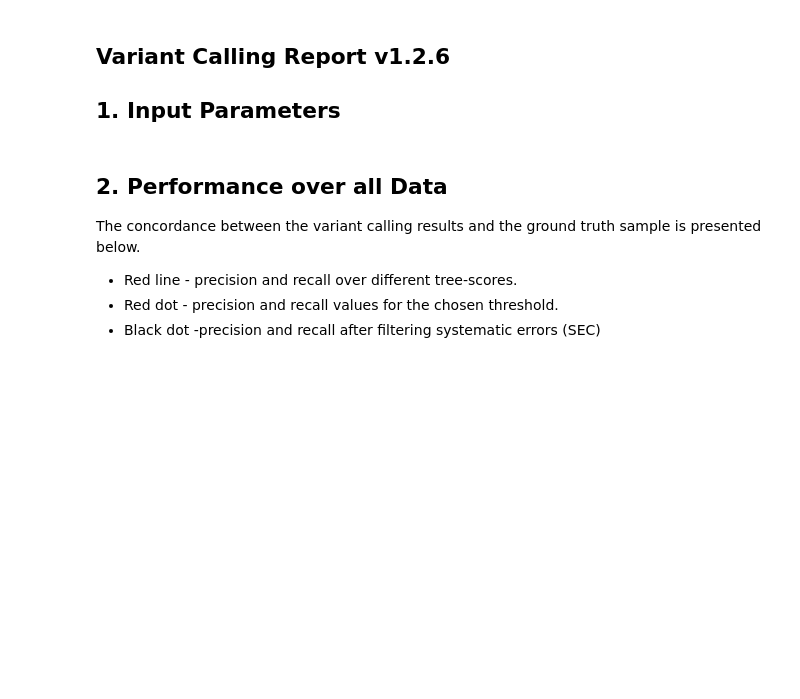
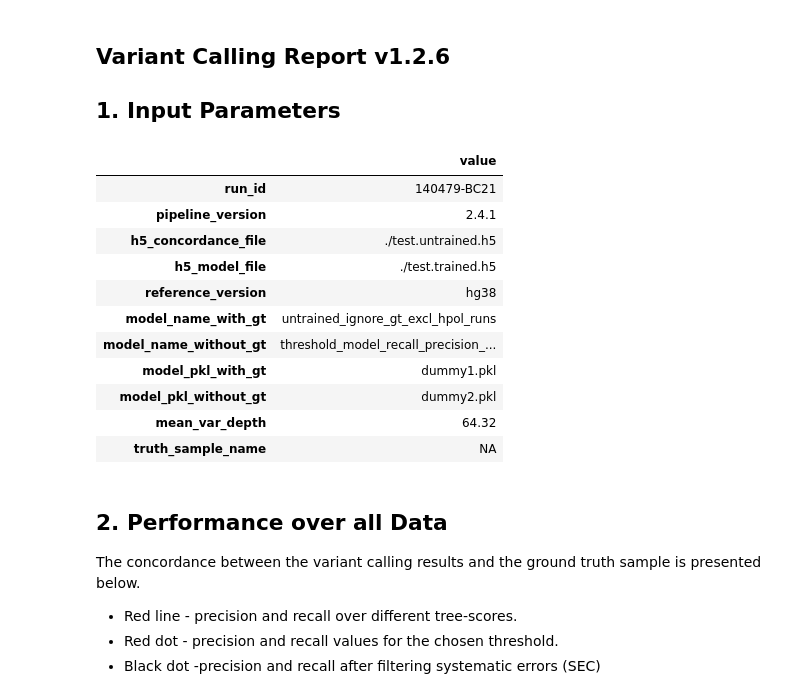
Before and after one commit to Ultimagen/VariantCalling, a Jupyter notebook: ugvc/reports/createVarReport.ipynb, the cells around one changed output. Saved outputs shown, nothing was run; the diff lists cells and outputs as text; code cells hidden in the pictures; blank space fills up the shorter version.

```diff
--- a/ugvc/reports/createVarReport.ipynb
+++ b/ugvc/reports/createVarReport.ipynb
@@ -14,28 +14,86 @@ pd.set_option('display.max_colwidth', None)
 # %%
 configFile='var_report.config'
 parser = ConfigParser()
 parser.read(configFile)
 
 prmNames=['run_id','pipeline_version',
           'h5_concordance_file', 'h5_model_file',
-          'model_name_with_gt','model_name_without_gt','model_pkl_with_gt','model_pkl_without_gt'
+          'model_name_with_gt','model_name_without_gt',
+          'model_pkl_with_gt','model_pkl_without_gt'
          ]
 
 prm={}
 for name in prmNames:
     prm[name]=parser.get('VarReport', name)
 
 h5outfile = parser.get('VarReport', 'h5_output', fallback='var_report.h5')
 imgpref = parser.get('VarReport', 'image_output_prefix', fallback=prm['run_id']+'.vars')+'.'
+reference_version = parser.get('VarReport', 'reference_version', fallback='hg38')
+prm['reference_version'] = reference_version
 imgdir = 'plots'
 
 sources = {'Trained wo gt':(prm['h5_concordance_file'],"concordance"),
            'Trained with gt':(prm['h5_model_file'],"scored_concordance"),
           }
 
 data = {}
 
+if reference_version == "hg38":
+    columns_to_select = ['indel','hmer_indel_length', 'tree_score',
+                     'filter','blacklst', 'classify','classify_gt',
+                     'indel_length','hmer_indel_nuc','ref',
+                     'gt_ground_truth','well_mapped_coverage','mappability.0','ug_hcr','LCR-hs38']
+    rename_dict = {'LCR-hs38':'LCR'}
+elif reference_version == "hg19":
+        columns_to_select = ['indel','hmer_indel_length', 'tree_score',
+                         'filter','blacklst', 'classify','classify_gt',
+                         'indel_length','hmer_indel_nuc','ref',
+                         'gt_ground_truth','well_mapped_coverage', 'LCR-hg19_tab_no_chr', 'mappability.hg19.0_tab_no_chr','ug_hcr_hg19_no_chr']
+        rename_dict = {'LCR-hg19_tab_no_chr':'LCR',
+                       'mappability.hg19.0_tab_no_chr':'mappability.0',
+                       'ug_hcr_hg19_no_chr':'ug_hcr'}
 for s in sources:
     data[s]={}
     d=pd.read_hdf(sources[s][0], key=sources[s][1], mode='r')
-    data[s]=d
+    data[s]=d.rename(columns=rename_dict)
+
+# Load the concordance data for the entire genome
+with pd.HDFStore(prm['h5_concordance_file']) as hdf:
+    keys=hdf.keys()
+    wg_dfs=[pd.read_hdf(hdf,k) for k in keys if k not in ['/concordance','/input_args']]
+    wg_dfs = [ w[[ x for x in columns_to_select if x in w.columns]] for w in wg_dfs]
+    wg_df=pd.concat(wg_dfs)
+    wg_df.rename(columns=rename_dict,inplace=True)
+
+data['whole genome'] = wg_df
+sources['whole genome'] = (prm['h5_concordance_file'],"all")
+
+if 'well_mapped_coverage' in data['whole genome'].columns:
+    prm['mean_var_depth']='{:.2f}'.format(data['Trained wo gt']['well_mapped_coverage'].mean())
+    prmNames.append('mean_var_depth')
+
+try:
+    args=pd.read_hdf(sources['Trained wo gt'][0], 'input_args', mode='r')
+    prm['truth_sample_name']=args['truth_sample_name'][0]
+except:
+    prm['truth_sample_name']=parser.get('VarReport', 'truth_sample_name', fallback='NA')
+prmNames.append('truth_sample_name')
+
+
+prmdf = pd.DataFrame.from_dict(prm, orient='index',columns=['value']).reindex(prmNames)
+prmdf.to_hdf(h5outfile, key="parameters")
+
+prmdf
+# %% [output]
+|  | value |
+| run_id | 140479-BC21 |
+| pipeline_version | 2.4.1 |
+| h5_concordance_file | ./test.untrained.h5 |
+| h5_model_file | ./test.trained.h5 |
+| reference_version | hg38 |
+| model_name_with_gt | untrained_ignore_gt_excl_hpol_runs |
+| model_name_without_gt | threshold_model_recall_precision_... |
+| model_pkl_with_gt | dummy1.pkl |
+| model_pkl_without_gt | dummy2.pkl |
+| mean_var_depth | 64.32 |
+| truth_sample_name | NA |
```
Also changed, not shown: parts of 19 cells of this notebook, 11 other files.
